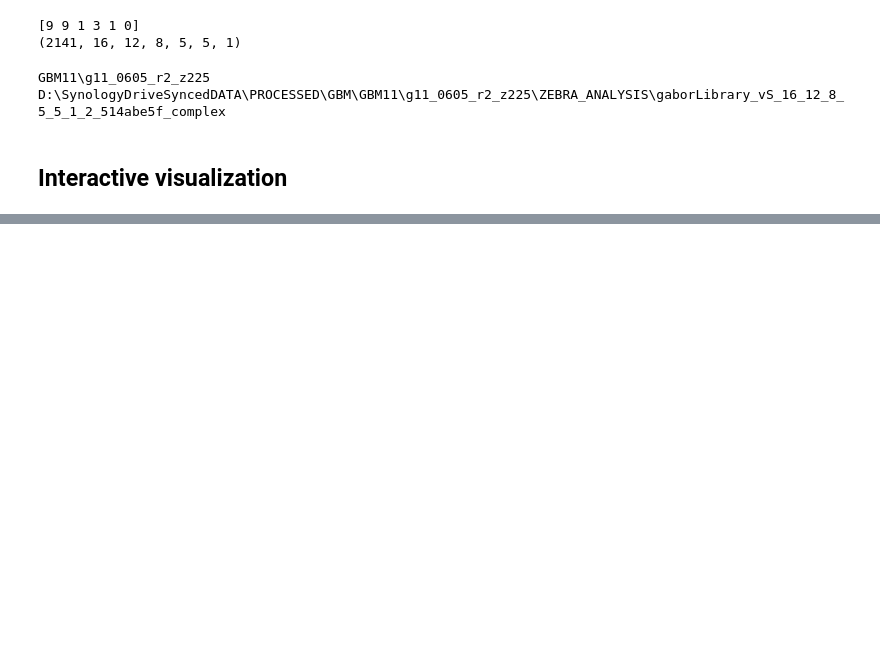
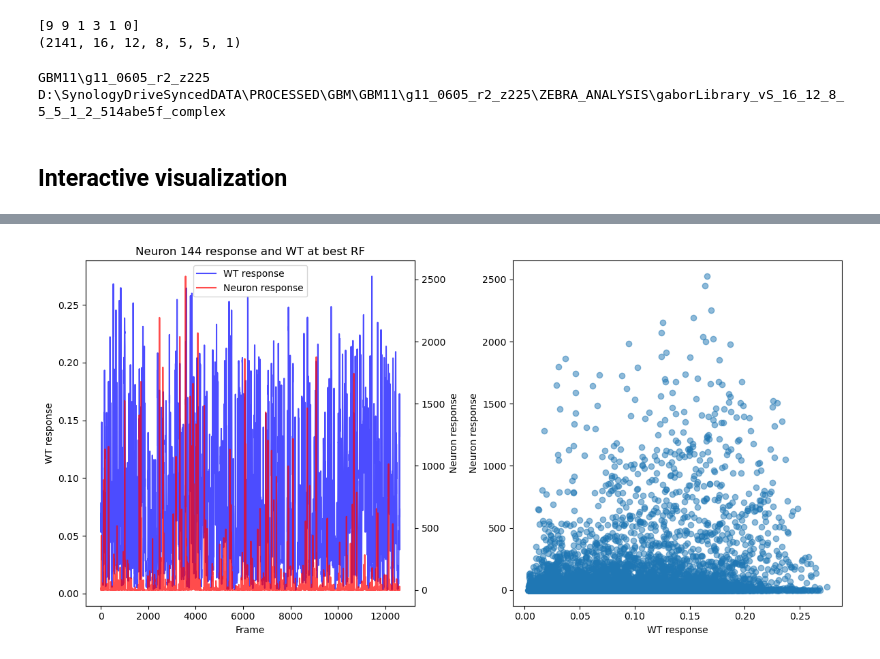
Before and after one commit to katonage/waven2, a Jupyter notebook: waven2/S4_feature_estimation_vS.ipynb, the cells around one changed output, grey strips where cells are left out. Drawn from its saved outputs; the diff is of its cells as text; code cells hidden in the pictures; blank space fills up the shorter version.

```diff
--- a/waven2/S4_feature_estimation_vS.ipynb
+++ b/waven2/S4_feature_estimation_vS.ipynb
@@ -968,2 +968,39 @@ Neuron 0 max RF value: 0.143 at index (7, 5, 5, 3, 1, 0), respcorr: 0.093
+# %%
+#play response display
+ni=144
+resp=mean_spks[:, ni]
+
+stim1=dwt[:, *max_idxs[ni]]
+
+fig, ax = plt.subplots(1, 2, figsize=(12, 6))
+
+# first subplot with two y axes
+ax0 = ax[0]
+ax0b = ax0.twinx()
+
+l1 = ax0.plot(stim1, label="WT response", color="blue", alpha=0.7)
+l2 = ax0b.plot(resp, label="Neuron response", color="red", alpha=0.7)
+
+ax0.set_title(f"Neuron {ni} response and WT at best RF")
+ax0.set_xlabel("Frame")
+ax0.set_ylabel("WT response")
+ax0b.set_ylabel("Neuron response")
+
+# combined legend
+lines = l1 + l2
+labels = [line.get_label() for line in lines]
+ax0.legend(lines, labels, loc="best")
+
+# second subplot
+#ax[1].scatter(stim1, resp, alpha=0.5, c=np.log(energy), cmap="jet")
+#ax[1].scatter(stim1, resp, alpha=0.5, c=flow_speed_perp, cmap="jet")
+ax[1].scatter(stim1, resp, alpha=0.5,  cmap="jet")
+ax[1].set_xlabel("WT response")
+ax[1].set_ylabel("Neuron response")
+
+plt.tight_layout()
+plt.show()
+# %% [output]
+[figure, added]
 # %%
 optic_flow=np.load(optic_flow_path)
```
Also changed, not shown: parts of 21 cells of this notebook.
